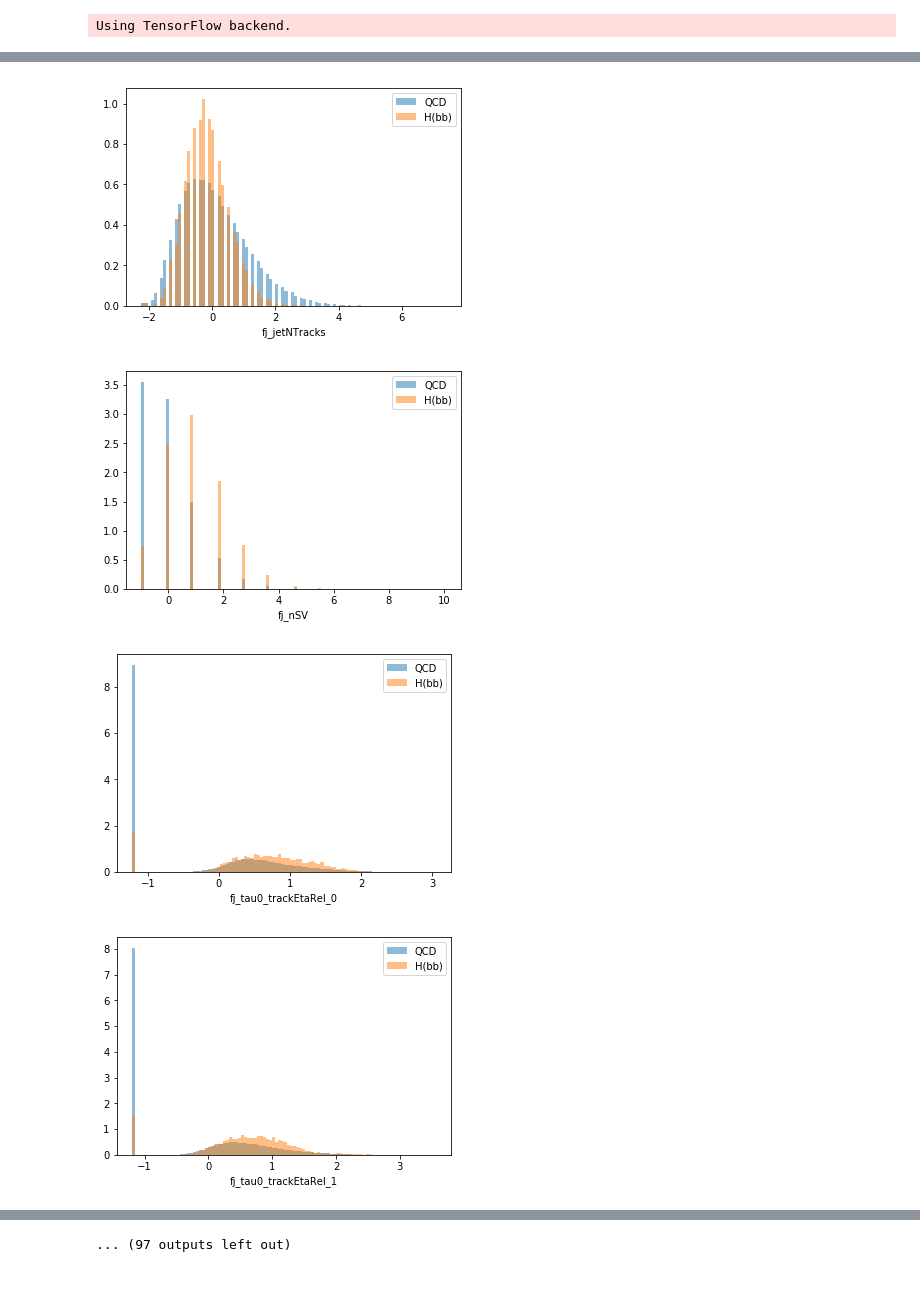
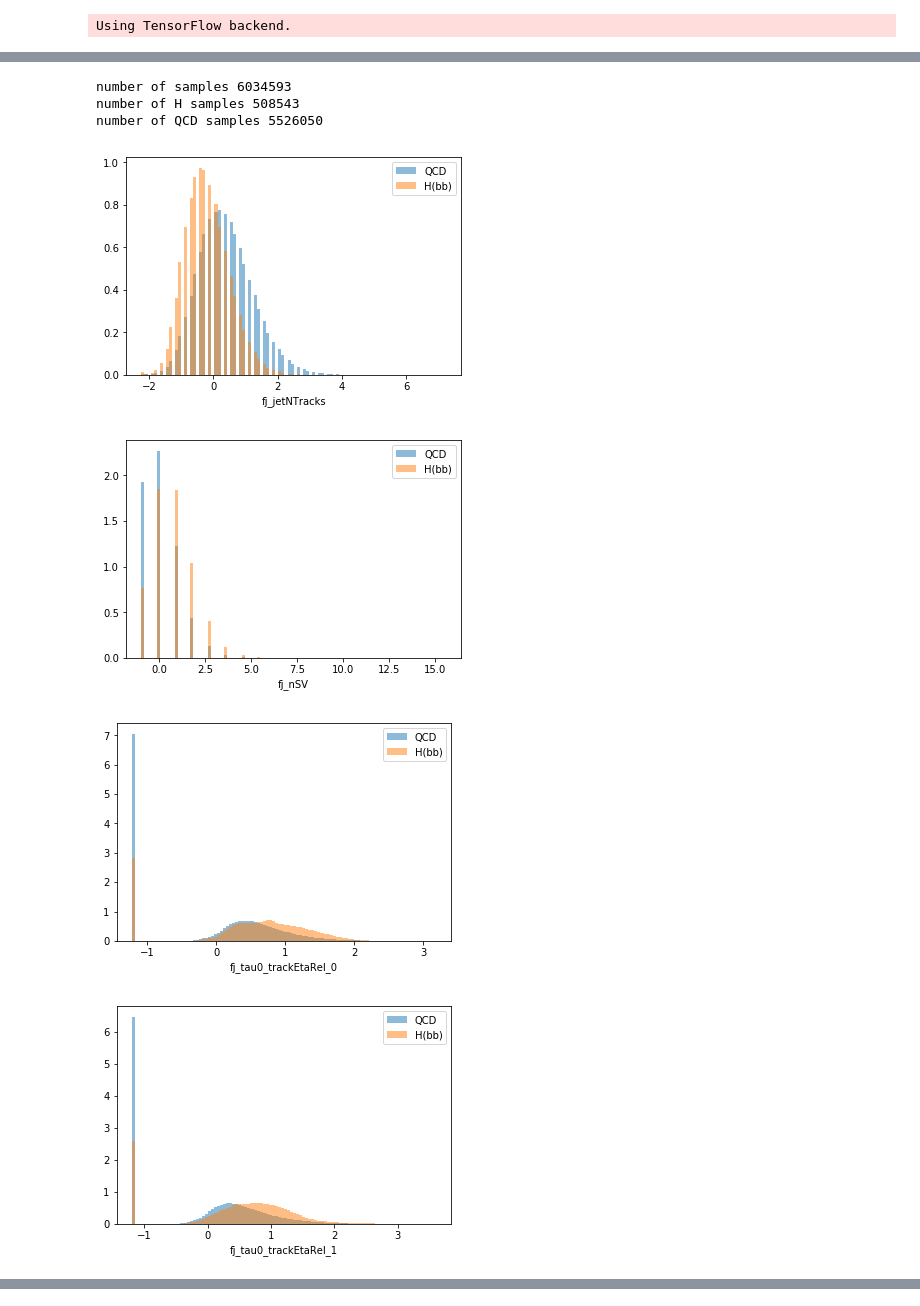
Before and after one commit to holzman/DeepJet, a Jupyter notebook: Train/input_deepdoubleb_Resnet.ipynb, the cells around one changed output, grey strips where cells are left out. Saved outputs shown, nothing was run; the diff lists cells and outputs as text; code cells hidden in the pictures.

```diff
--- a/Train/input_deepdoubleb_Resnet.ipynb
+++ b/Train/input_deepdoubleb_Resnet.ipynb
@@ -66,14 +66,14 @@ def makePlots(traind, outputDir):
     print 'in makePlots()'
 
     # let's use only first 100k entries
-    NENT = 100000
-    features_val=[fval[:NENT] for fval in traind.getAllFeatures()]
-    labels_val=traind.getAllLabels()[0][:NENT,:]
-    weights_val=traind.getAllWeights()[0][:NENT]
-    spectators_val = traind.getAllSpectators()[0][:NENT,0,:]
+    NENT = 1
+    features_val=[fval[::NENT] for fval in traind.getAllFeatures()]
+    labels_val=traind.getAllLabels()[0][::NENT,:]
+    weights_val=traind.getAllWeights()[0][::NENT]
+    spectators_val = traind.getAllSpectators()[0][::NENT,0,:]
 
     print features_val[0].shape
-    print features_val[1].shape
+    #print features_val[1].shape
     print spectators_val.shape
     print weights_val.shape
     print labels_val.shape
@@ -107,9 +107,9 @@ def makePlots(traind, outputDir):
                           'fj_z_ratio']
 
     # some tensor gymnastics to get the flattened SV features (in a 2d tensor)
-    features_shape = features_val[1].shape
-    print (features_shape[0],np.prod(features_shape[1:]))
-    sv_features = np.reshape(features_val[1], (features_shape[0],np.prod(features_shape[1:]))) # C-like index ordering
+    #features_shape = features_val[1].shape
+    #print (features_shape[0],np.prod(features_shape[1:]))
+    #sv_features = np.reshape(features_val[1], (features_shape[0],np.prod(features_shape[1:]))) # C-like index ordering
     sv_columns = ['sv_ptrel',
                           'sv_erel',
                           'sv_phirel',
@@ -126,11 +126,11 @@ def makePlots(traind, outputDir):
                           'sv_costhetasvpv'
                          ]
     # this is just to get the flattened SV column names
-    all_sv_columns = []
-    for i in range(0,5):
-        for sv_col in sv_columns:
-            all_sv_columns.append(sv_col+'_'+str(i))
-    print all_sv_columns # ['sv_ptrel_0', 'sv_erel_0', ..., 'sv_d3dsig_4', 'sv_costheta_svpv_4']
+    #all_sv_columns = []
+    #for i in range(0,5):
+    #    for sv_col in sv_columns:
+    #        all_sv_columns.append(sv_col+'_'+str(i))
+    #print all_sv_columns # ['sv_ptrel_0', 'sv_erel_0', ..., 'sv_d3dsig_4', 'sv_costheta_svpv_4']
 
     spec_columns = ['fj_pt',
                   'fj_eta',
@@ -145,11 +145,15 @@ def makePlots(traind, outputDir):
                   'nsv']
 
 
-    all_features = np.hstack((features_val[0][:,0,:],sv_features,spectators_val))
+    #all_features = np.hstack((features_val[0][:,0,:],sv_features,spectators_val))
+
+    all_features = np.hstack((features_val[0][:,0,:],spectators_val))
+
 
     df = pd.DataFrame(all_features)
 
-    all_columns = db_columns+all_sv_columns+spec_columns
+    #all_columns = db_columns+all_sv_columns+spec_columns
+    all_columns = db_columns+spec_columns
     df.columns = all_columns
 
     df['fj_isH'] = labels_val[:,1]
@@ -193,13 +206,21 @@ or matplotlib.backends is imported for the first time.
 # %%
+#df_red = df[(df.fj_sdmass > 40.) & (df.fj_sdmass < 200) & (df.fj_pt > 300) & (df.fj_pt < 2500)]
+df_red = df
+print 'number of samples', len(df_red)
+print 'number of H samples', len(df_red[df_red.fj_isH>0.5])
+print 'number of QCD samples', len(df_red[df_red.fj_isH<0.5])
 for col in df.columns:
     plt.figure()
-    plt.hist(df[col], bins = 100, weights = 1-df['fj_isH'], alpha=0.5,normed=True,label='QCD')
-    plt.hist(df[col], bins = 100, weights = df['fj_isH'], alpha=0.5,normed=True,label='H(bb)')
+    plt.hist(df_red[col], bins = 100, weights = 1-df_red['fj_isH'], alpha=0.5,label='QCD',normed=True)
+    plt.hist(df_red[col], bins = 100, weights = df_red['fj_isH'], alpha=0.5,label='H(bb)',normed=True)
     plt.xlabel(col)
     plt.legend(loc='upper right')
     plt.savefig(outputDir+col+".pdf")
 # %% [output]
+number of samples 6034593
+number of H samples 508543
+number of QCD samples 5526050
-[figure, old version]
+[figure, new version]
-[figure, old version]
+[figure, new version]
-[figure, old version]
+[figure, new version]
-[figure, old version]
+[figure, new version]
@@ -214 +233,0 @@ for col in df.columns:
-... (97 outputs left out)
```
Also changed, not shown: parts of 4 cells of this notebook, 12 other files.
